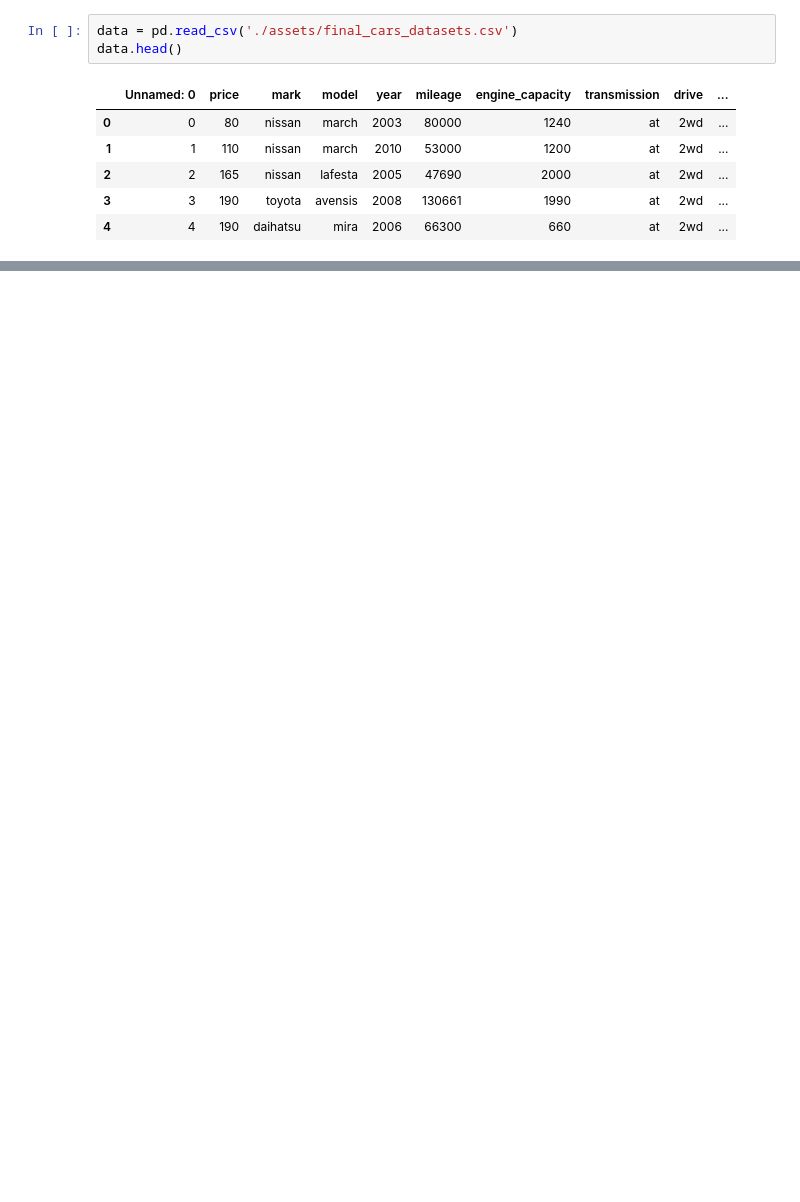
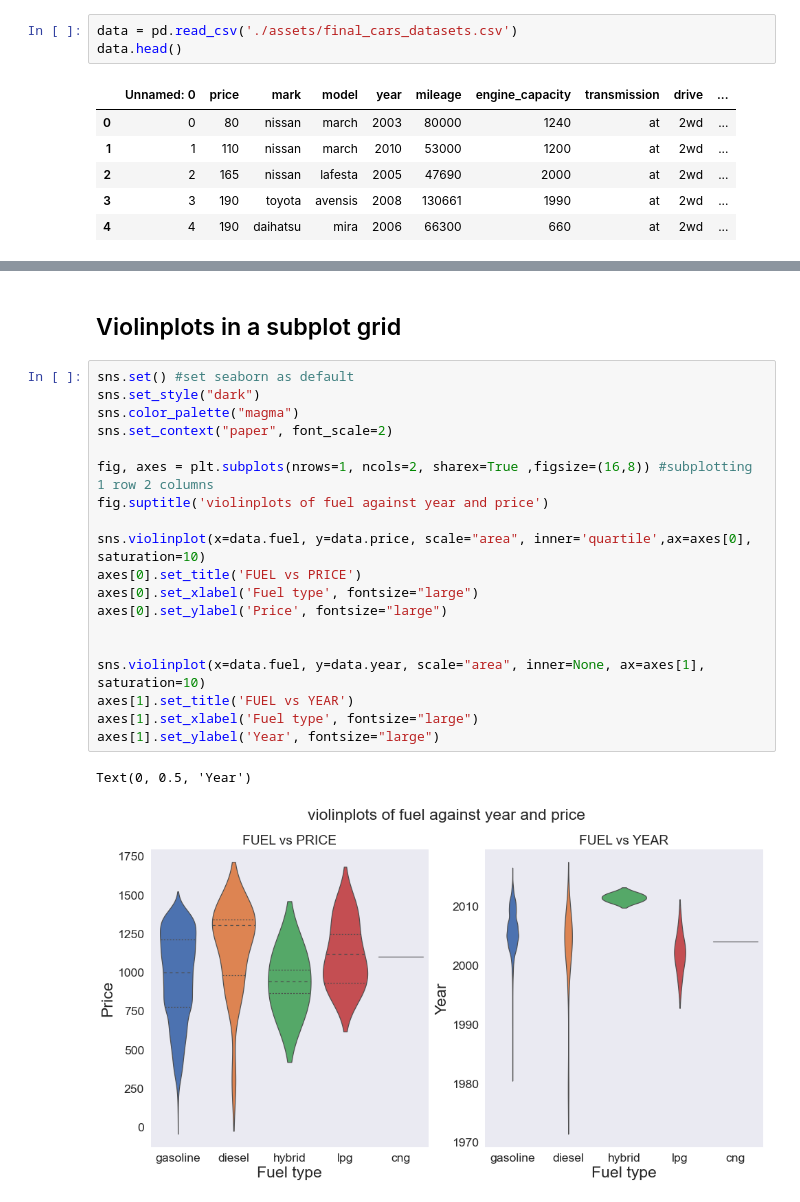
Before and after one commit to Maarten-Vandaele/Kaggle_Francisco_Maarten, a Jupyter notebook: visualizations.ipynb, the cells around one changed output, grey strips where cells are left out. Saved outputs shown, nothing was run; the diff lists cells and outputs as text; blank space fills up the shorter version.

```diff
--- a/visualizations.ipynb
+++ b/visualizations.ipynb
@@ -14,0 +27,24 @@ data.head()
+# %% [markdown]
+## Violinplots in a subplot grid
+# %%
+sns.set() #set seaborn as default
+sns.set_style("dark")
+sns.color_palette("magma")
+sns.set_context("paper", font_scale=2)
+
+fig, axes = plt.subplots(nrows=1, ncols=2, sharex=True ,figsize=(16,8)) #subplotting 1 row 2 columns
+fig.suptitle('violinplots of fuel against year and price')
+
+sns.violinplot(x=data.fuel, y=data.price, scale="area", inner='quartile',ax=axes[0], saturation=10)
+axes[0].set_title('FUEL vs PRICE')
+axes[0].set_xlabel('Fuel type', fontsize="large")
+axes[0].set_ylabel('Price', fontsize="large")
+
+
+sns.violinplot(x=data.fuel, y=data.year, scale="area", inner=None, ax=axes[1], saturation=10)
+axes[1].set_title('FUEL vs YEAR')
+axes[1].set_xlabel('Fuel type', fontsize="large")
+axes[1].set_ylabel('Year', fontsize="large")
+# %% [output]
+Text(0, 0.5, 'Year')
+[figure, added]
```
Also changed, not shown: parts of 3 cells of this notebook.
